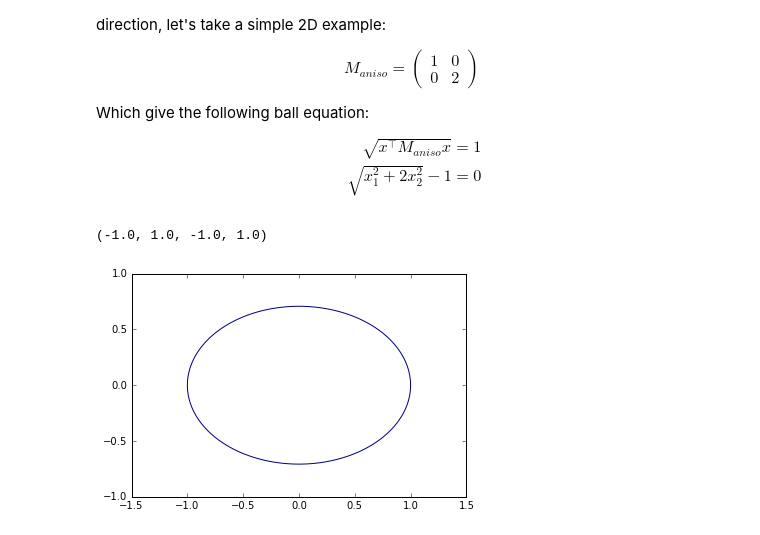
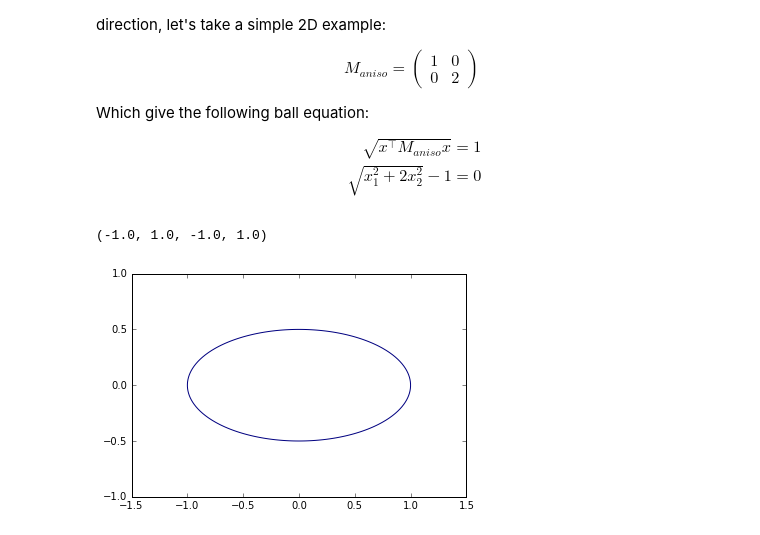
Before and after one commit to gnthibault/Optimisation-Python, a Jupyter notebook: EllipsoidEstimation.ipynb, the cells around one changed output. Cells and saved outputs as stored; diff of their text form; code cells hidden in the pictures.

```diff
--- a/EllipsoidEstimation.ipynb
+++ b/EllipsoidEstimation.ipynb
@@ -75,19 +73,19 @@ Which give the following ball equation:
 # %%
 #Let's draw an axis aligned ellipsis of equation \sqrt{x^t Maniso x} -1 = 0
 
 #Define Maniso, then flatten the meshgrid for matrix-vector product
-Maniso = np.array([[1,0],[0,2]])
+Maniso = np.array([[1,0],[0,4]])
 xvec = [np.reshape(X,X.size),np.reshape(Y,Y.size)]
 
-#perform \sqrt{x^t Maniso x} -1 = 0
+#plot contour of \sqrt{x^t Maniso x} -1 = 0
 test=np.dot(Maniso,xvec)
 E=np.sqrt(np.sum(test*xvec,0))-1
 
 plt.contour(X,Y,np.reshape(E,X.shape),[0])
 plt.axis('equal')
 # %% [output]
 (-1.0, 1.0, -1.0, 1.0)
-[figure, old version]
+[figure, new version]
 # %% [markdown]
 ## Positive semi-definite matrix
 Nice, the ellipsis is indeed more constrained along the $y$ direction. But what about the $M$ matrix that defines the self dot poduct used in the norm calculation ? Can we choose it randomly ?
```
Also changed, not shown: parts of 11 cells of this notebook.
